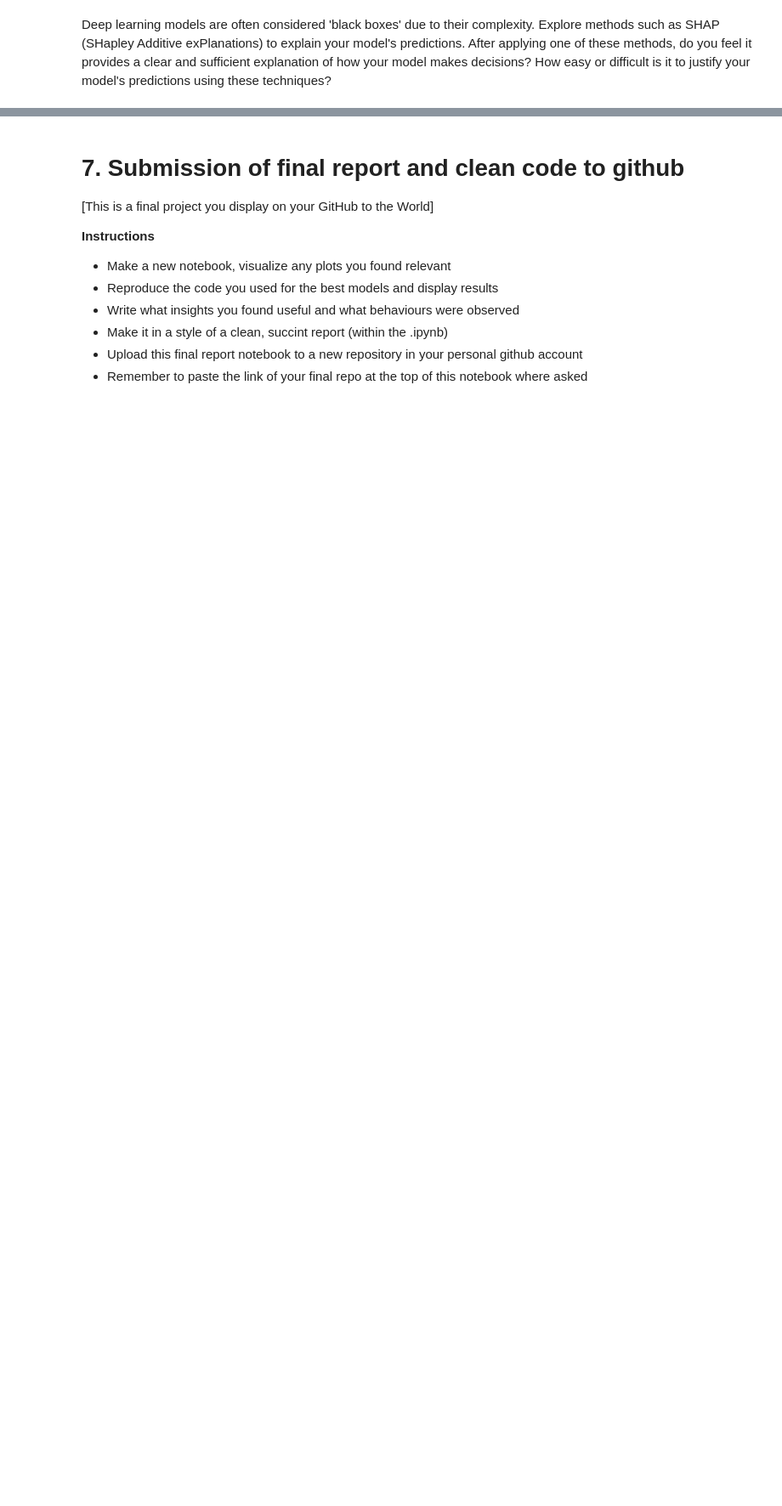
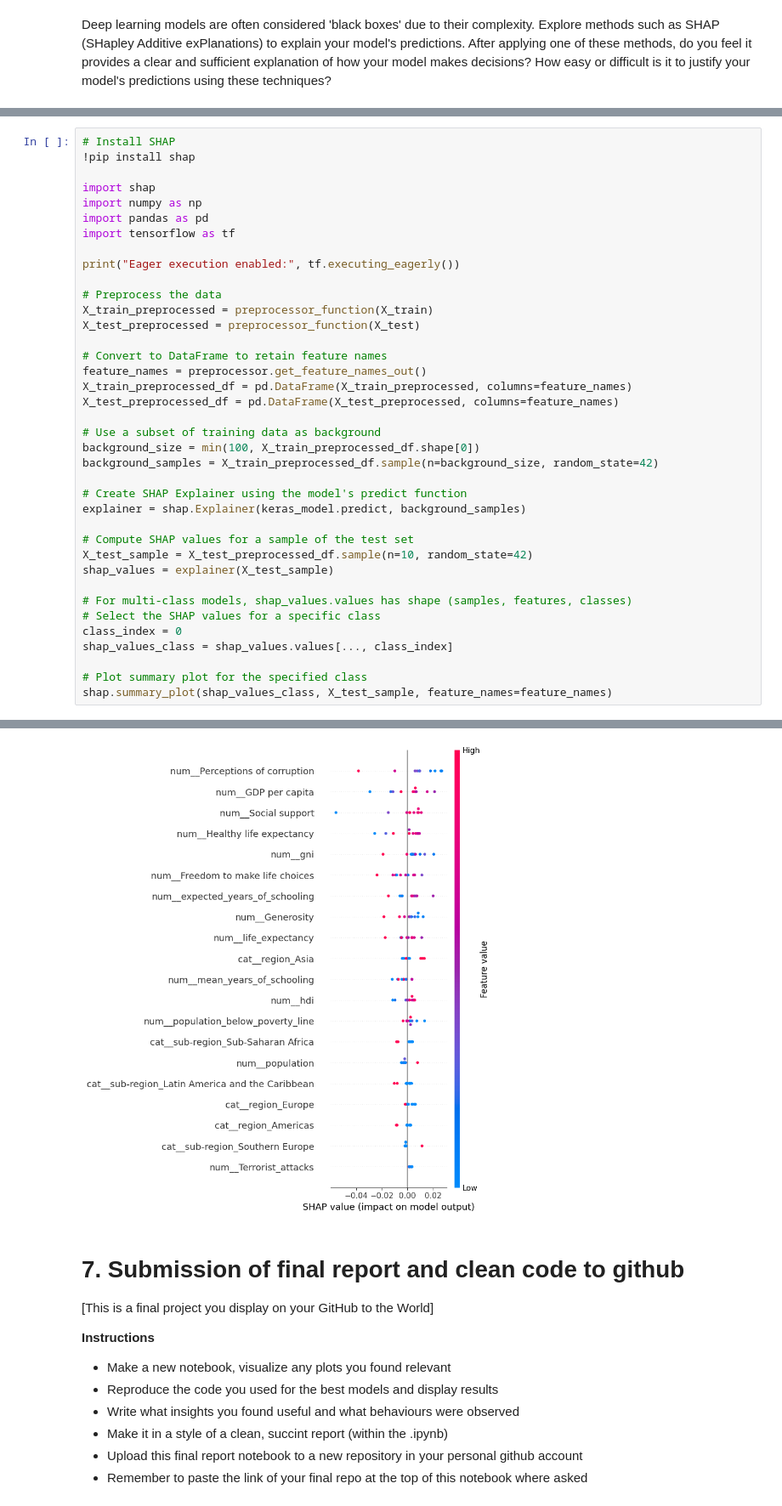
Before and after one commit to Tim-g-t/1skills-review-pull-requests, a Jupyter notebook: machine_learning_tgt2116_assignment.ipynb, the cells around one changed output, grey strips where cells are left out. Shown at 85% size. Cells and saved outputs as stored; diff of their text form; blank space fills up the shorter version.

```diff
--- a/machine_learning_tgt2116_assignment.ipynb
+++ b/machine_learning_tgt2116_assignment.ipynb
@@ -754,0 +817,39 @@ AttributeError: module 'keras._tf_keras.keras.backend' has no attribute 'get_ses
+# %%
+# Install SHAP
+!pip install shap
+
+import shap
+import numpy as np
+import pandas as pd
+import tensorflow as tf
+
+print("Eager execution enabled:", tf.executing_eagerly())
+
+# Preprocess the data
+X_train_preprocessed = preprocessor_function(X_train)
+X_test_preprocessed = preprocessor_function(X_test)
+
+# Convert to DataFrame to retain feature names
+feature_names = preprocessor.get_feature_names_out()
+X_train_preprocessed_df = pd.DataFrame(X_train_preprocessed, columns=feature_names)
+X_test_preprocessed_df = pd.DataFrame(X_test_preprocessed, columns=feature_names)
+
+# Use a subset of training data as background
+background_size = min(100, X_train_preprocessed_df.shape[0])
+background_samples = X_train_preprocessed_df.sample(n=background_size, random_state=42)
+
+# Create SHAP Explainer using the model's predict function
+explainer = shap.Explainer(keras_model.predict, background_samples)
+
+# Compute SHAP values for a sample of the test set
+X_test_sample = X_test_preprocessed_df.sample(n=10, random_state=42)
+shap_values = explainer(X_test_sample)
+
+# For multi-class models, shap_values.values has shape (samples, features, classes)
+# Select the SHAP values for a specific class
+class_index = 0
+shap_values_class = shap_values.values[..., class_index]
+
+# Plot summary plot for the specified class
+shap.summary_plot(shap_values_class, X_test_sample, feature_names=feature_names)
+# %% [output]
@@ -755,3 +945,4 @@ AttributeError: module 'keras._tf_keras.keras.backend' has no attribute 'get_ses
+[figure, added]
 # %% [markdown]
 # 7. Submission of final report and clean code to github
 
```
Also changed, not shown: parts of 13 cells of this notebook.
